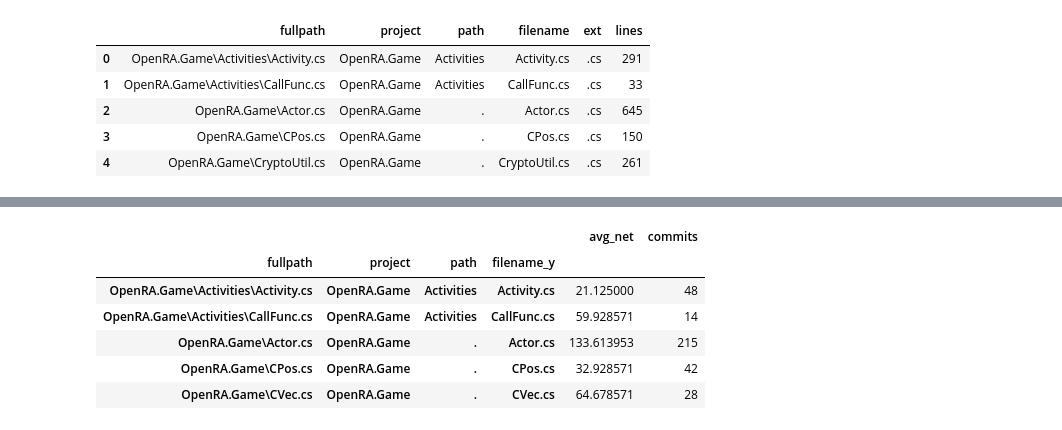
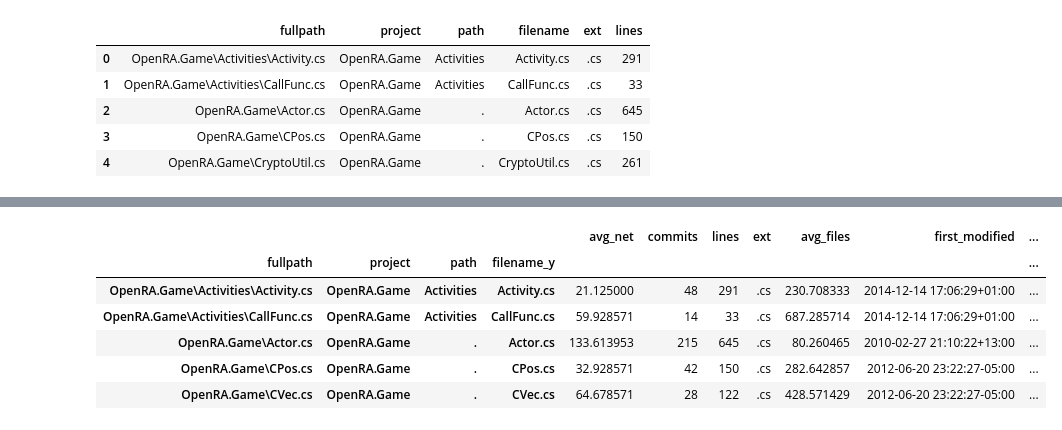
Before and after one commit to IntegerMan/VisualizingCode, a Jupyter notebook: FileStatisticsMiner/GitFileAnalysis.ipynb, the cells around one changed output, grey strips where cells are left out. Cells and saved outputs as stored; diff of their text form; code cells hidden in the pictures.

```diff
--- a/FileStatisticsMiner/GitFileAnalysis.ipynb
+++ b/FileStatisticsMiner/GitFileAnalysis.ipynb
@@ -53,5 +53,27 @@ df_merged.head()
 | 2 | faa8f54e7cd71ef3dcc4c526baa8b6639... | impose the hack on WALLs, not eve... | Chris Forbes | 2010-03-27 10:05:01+13:00 | True | False | 41 | 33 | -8 | ... |
 | 3 | 13e6711a3b679a8522de76d2724c70798... | further unhacking to localise ext... | Chris Forbes | 2010-03-27 10:11:24+13:00 | True | False | 27 | 27 | 0 | ... |
 | 4 | d2ad90aa5b54e4bdb87b0f5215ba046bd... | saner planes, part 1 | Chris Forbes | 2010-03-27 00:23:24+13:00 | True | False | 2 | 54 | 52 | ... |
+# %%
+from scipy import stats
+
+df_grouped = df_merged.groupby(['fullpath', 'project', 'path', 'filename_y']).agg(
+    avg_net=('net_lines','mean'),
+    commits=('author_date', 'count'),
+    lines=('lines','max'),
+    ext=('ext','max'),
+    avg_files=('num_files','mean'),
+    first_modified=('author_date', 'min'),
+    last_modified=('author_date','max'),
+    author_name=('author_name', lambda x:stats.mode(x)[0])
+)
+df_grouped.head()
+# %% [output]
+|  |  |  |  | avg_net | commits | lines | ext | avg_files | first_modified | ... |
+| fullpath | project | path | filename_y |  |  |  |  |  |  | ... |
+| OpenRA.Game\Activities\Activity.cs | OpenRA.Game | Activities | Activity.cs | 21.125000 | 48 | 291 | .cs | 230.708333 | 2014-12-14 17:06:29+01:00 | ... |
+| OpenRA.Game\Activities\CallFunc.cs | OpenRA.Game | Activities | CallFunc.cs | 59.928571 | 14 | 33 | .cs | 687.285714 | 2014-12-14 17:06:29+01:00 | ... |
+| OpenRA.Game\Actor.cs | OpenRA.Game | . | Actor.cs | 133.613953 | 215 | 645 | .cs | 80.260465 | 2010-02-27 21:10:22+13:00 | ... |
+| OpenRA.Game\CPos.cs | OpenRA.Game | . | CPos.cs | 32.928571 | 42 | 150 | .cs | 282.642857 | 2012-06-20 23:22:27-05:00 | ... |
+| OpenRA.Game\CVec.cs | OpenRA.Game | . | CVec.cs | 64.678571 | 28 | 122 | .cs | 428.571429 | 2012-06-20 23:22:27-05:00 | ... |
 # %%
 # Define common variables for plotly
@@ -59,17 +81,3 @@ from Theming import theme, template
-# %%
-df_grouped = df_merged.groupby(['fullpath', 'project', 'path', 'filename_y']).agg(
-    avg_net=('net_lines','mean'),
-    commits=('author_date', 'count')
-)
-df_grouped.head()
-# %% [output]
-|  |  |  |  | avg_net | commits |
-| fullpath | project | path | filename_y |  |  |
-| OpenRA.Game\Activities\Activity.cs | OpenRA.Game | Activities | Activity.cs | 21.125000 | 48 |
-| OpenRA.Game\Activities\CallFunc.cs | OpenRA.Game | Activities | CallFunc.cs | 59.928571 | 14 |
-| OpenRA.Game\Actor.cs | OpenRA.Game | . | Actor.cs | 133.613953 | 215 |
-| OpenRA.Game\CPos.cs | OpenRA.Game | . | CPos.cs | 32.928571 | 42 |
-| OpenRA.Game\CVec.cs | OpenRA.Game | . | CVec.cs | 64.678571 | 28 |
 # %%
 # Histogram of lines of code
 fig = px.histogram(df_grouped,
```
Also changed, not shown: parts of 9 cells of this notebook.
